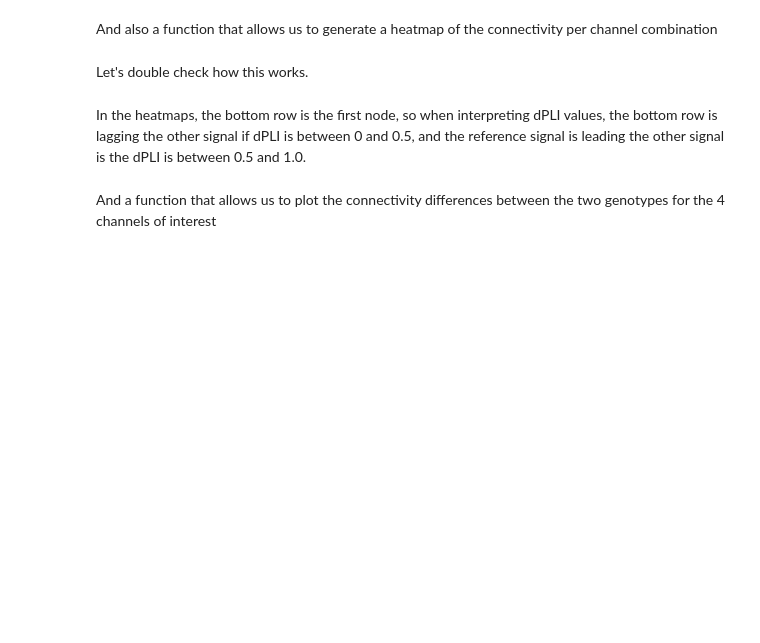
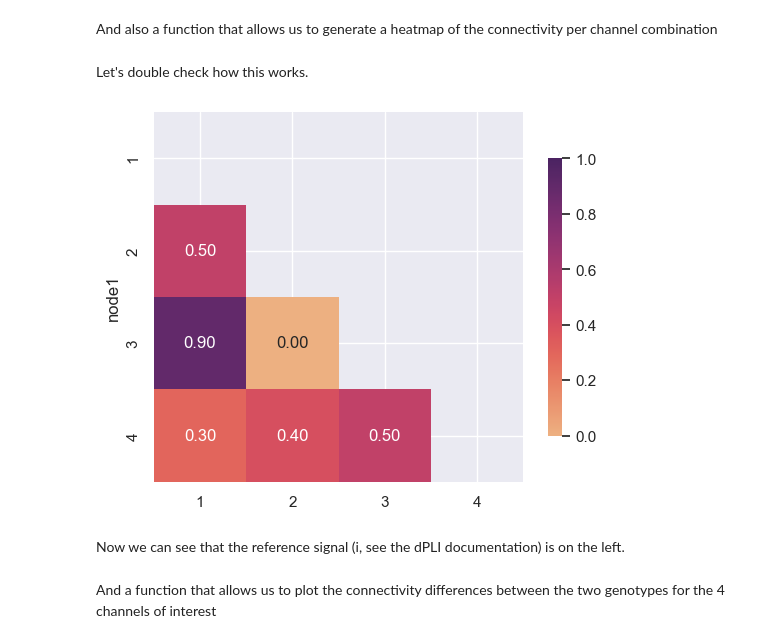
Before and after one commit to olledejong/rp2, a Jupyter notebook: three_chamber/sociability/connectivity_analysis.ipynb, the cells around one changed output. Drawn from its saved outputs; the diff is of its cells as text; code cells hidden in the pictures; blank space fills up the shorter version.

```diff
--- a/three_chamber/sociability/connectivity_analysis.ipynb
+++ b/three_chamber/sociability/connectivity_analysis.ipynb
@@ -145,5 +133,26 @@ fig.show()
-# %% [markdown]
-In the heatmaps, the bottom row is the first node, so when interpreting dPLI values, the bottom row is lagging the other signal if dPLI is between 0 and 0.5, and the reference signal is leading the other signal is the dPLI is between 0.5 and 1.0.
+# %%
+filtered_df = pd.DataFrame({
+    'node1': [1, 1, 1, 1, 2, 2, 2, 2, 3, 3, 3, 3, 4, 4, 4, 4],
+    'node2': [1, 2, 3, 4, 1, 2, 3, 4, 1, 2, 3, 4, 1, 2, 3, 4],
+    'con':  [.1,.2,.3,.4,.5,.6,.7,.8,.9,.0,.1,.2,.3,.4,.5,.6,]
+})
+
+# generate pivot table with mean 'method' values
+pivot_table = filtered_df.pivot_table(index='node1', columns='node2', values='con', aggfunc='mean')
+
+# make table symmetric by filling missing values
+pivot_table = pivot_table.combine_first(pivot_table.T)
+
+# set diagonal and upper triangle values to NaN, this way we still plot all data
+for i in range(pivot_table.shape[0]):
+    for j in range(i, pivot_table.shape[1]):
+        pivot_table.iat[i, j] = np.nan
+
+fig = sns.heatmap(pivot_table, cmap='flare', annot=True, fmt=".2f", vmin=0, vmax=1, square=True, cbar_kws={'shrink': 0.75})
+# %% [output]
+[figure, added]
+# %% [markdown]
+Now we can see that the reference signal (i, see the dPLI documentation) is on the left.
 # %% [markdown]
 And a function that allows us to plot the connectivity differences between the two genotypes for the 4 channels of interest
 # %%
```
Also changed, not shown: parts of 44 cells of this notebook, 1 other file.
